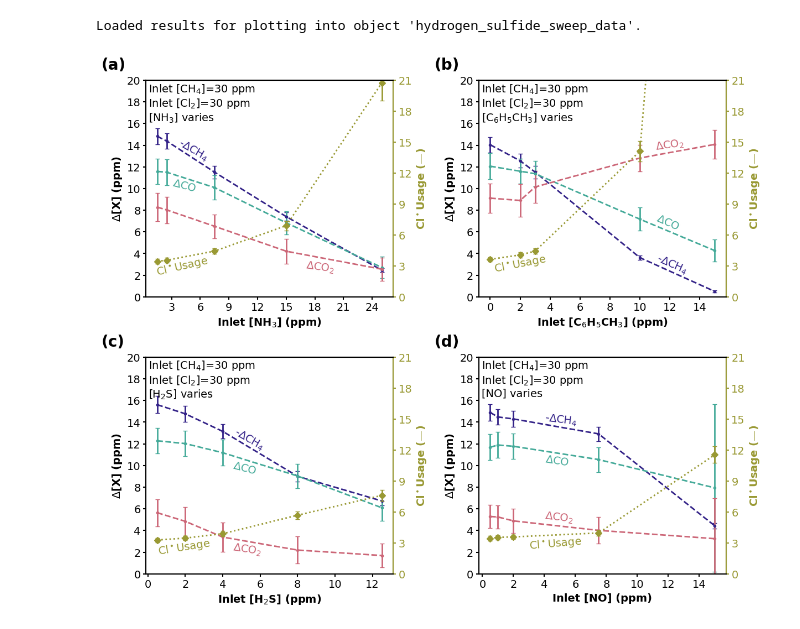
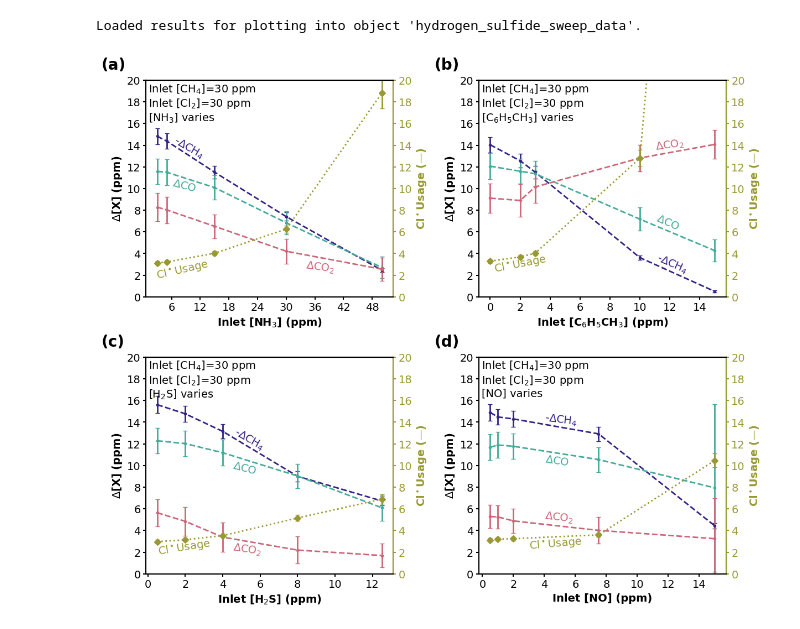
Before and after one commit to richardsrandall/Fall-2024-Cl2, a Jupyter notebook: _combined_plots/paper_plots_v1/figure-vary_co_fed_gases.ipynb, the cells around one changed output. Saved outputs shown, nothing was run; the diff lists cells and outputs as text; code cells hidden in the pictures.

```diff
--- a/_combined_plots/paper_plots_v1/figure-vary_co_fed_gases.ipynb
+++ b/_combined_plots/paper_plots_v1/figure-vary_co_fed_gases.ipynb
@@ -39,7 +47,7 @@ start_times = conversion_data['start_time']
 # Extract the means for each bypass period
 means = (bypass_data.groupby('closest_start_time').mean(numeric_only=True).reset_index()) #Quick and dirty; we can use apply to do more involved operations, though.
 ammonias = [float(means[means.closest_start_time==t]['LF N2 MFC: Actual Flow']) for t in start_times] #Lookup the correct entry in the groupby
-current_data.ammonias = [v*(100.0/200.0) for v in ammonias] # Scale appropriately
+current_data.ammonias = np.array([v*(200.0/200.0) for v in ammonias]) # Scale appropriately
 co2 = [float(means[means.closest_start_time==t]['Picarro: CO2 (ppm)']) for t in start_times]
 co = [float(means[means.closest_start_time==t]['FTIR: CO (ppm)']) for t in start_times]
 ch2o = [float(means[means.closest_start_time==t]['FTIR: CH2O (ppm)']) for t in start_times]
@@ -270,50 +278,50 @@ ax_a.set_ylim(0,20)
 ax_b.set_ylim(0,20)
 ax_c.set_ylim(0,20)
 ax_d.set_ylim(0,20)
-ax_a_right.set_ylim(0,21)
-ax_b_right.set_ylim(0,21)
-ax_c_right.set_ylim(0,21)
-ax_d_right.set_ylim(0,21)
+ax_a_right.set_ylim(0,20)
+ax_b_right.set_ylim(0,20)
+ax_c_right.set_ylim(0,20)
+ax_d_right.set_ylim(0,20)
 ax_a.set_xlabel("Inlet [NH$_3$] (ppm)",fontweight=plot_default_properties['font_weight'])
 ax_b.set_xlabel("Inlet [C$_6$H$_5$CH$_3$] (ppm)",fontweight=plot_default_properties['font_weight'])
 ax_c.set_xlabel("Inlet [H$_2$S] (ppm)",fontweight=plot_default_properties['font_weight'])
 ax_d.set_xlabel("Inlet [NO] (ppm)",fontweight=plot_default_properties['font_weight'])
 
 # Label the lines
-labels_a = (('CH4',3.5,12.3,-30),
-          ('CO2',17,2,-8),
-          ('CO',3,9.5,-15),
-          ('Cl* Efficiency',1.3,1.7,13))
+labels_a = (('CH4',6,12.5,-30),
+          ('CO2',34,2,-8),
+          ('CO',6,9.5,-15),
+          ('Cl* Efficiency',2.6,1.4,13))
 cl2_utils.label_lines(ax_a,line_default_properties,labels_a)
 ax_a.text(0.01,0.99,"Inlet [CH$_4$]=30 ppm\nInlet [Cl$_2$]=30 ppm\n[NH$_3$] varies",transform=ax_a.transAxes,ha='left',va='top')
 
 labels_b = (('CH4',11,1.9,-24),
           ('CO2',11,13.3,8),
           ('CO',11,6,-24),
           ('Cl* Efficiency',0.2,2,11))
 cl2_utils.label_lines(ax_b,line_default_properties,labels_b)
 ax_b.text(0.01,0.99,"Inlet [CH$_4$]=30 ppm\nInlet [Cl$_2$]=30 ppm\n[C$_6$H$_5$CH$_3$] varies",transform=ax_b.transAxes,ha='left',va='top')
 
 labels_c = (('CH4',4.5,11.2,-30),
           ('CO2',4.5,1.5,-9),
           ('CO',4.5,9,-15),
           ('Cl* Efficiency',0.5,1.5,9))
 cl2_utils.label_lines(ax_c,line_default_properties,labels_c)
 ax_c.text(0.01,0.99,"Inlet [CH$_4$]=30 ppm\nInlet [Cl$_2$]=30 ppm\n[H$_2$S] varies",transform=ax_c.transAxes,ha='left',va='top')
 
 labels_d = (('CH4',4,13.5,-7),
           ('CO2',4,4.5,-7),
           ('CO',4,9.8,-9),
           ('Cl* Efficiency',3,2,5))
 cl2_utils.label_lines(ax_d,line_default_properties,labels_d)
 ax_d.text(0.01,0.99,"Inlet [CH$_4$]=30 ppm\nInlet [Cl$_2$]=30 ppm\n[NO] varies",transform=ax_d.transAxes,ha='left',va='top')
 
 for ax in [ax_a, ax_a_right, ax_b, ax_b_right, ax_c, ax_c_right, ax_d, ax_d_right]:
     ax.tick_params(width=plot_default_properties['box_linewidth'])
     for spine in ax.spines.values():
         spine.set_linewidth(plot_default_properties['box_linewidth'])
 
 plt.savefig('exported_images/vary_co_fed_gases_results.png', bbox_inches='tight',dpi=300)
 plt.show()
 # %% [output]
-[figure, old version]
+[figure, new version]
```
Also changed, not shown: parts of 2 cells of this notebook, 8 other files.
